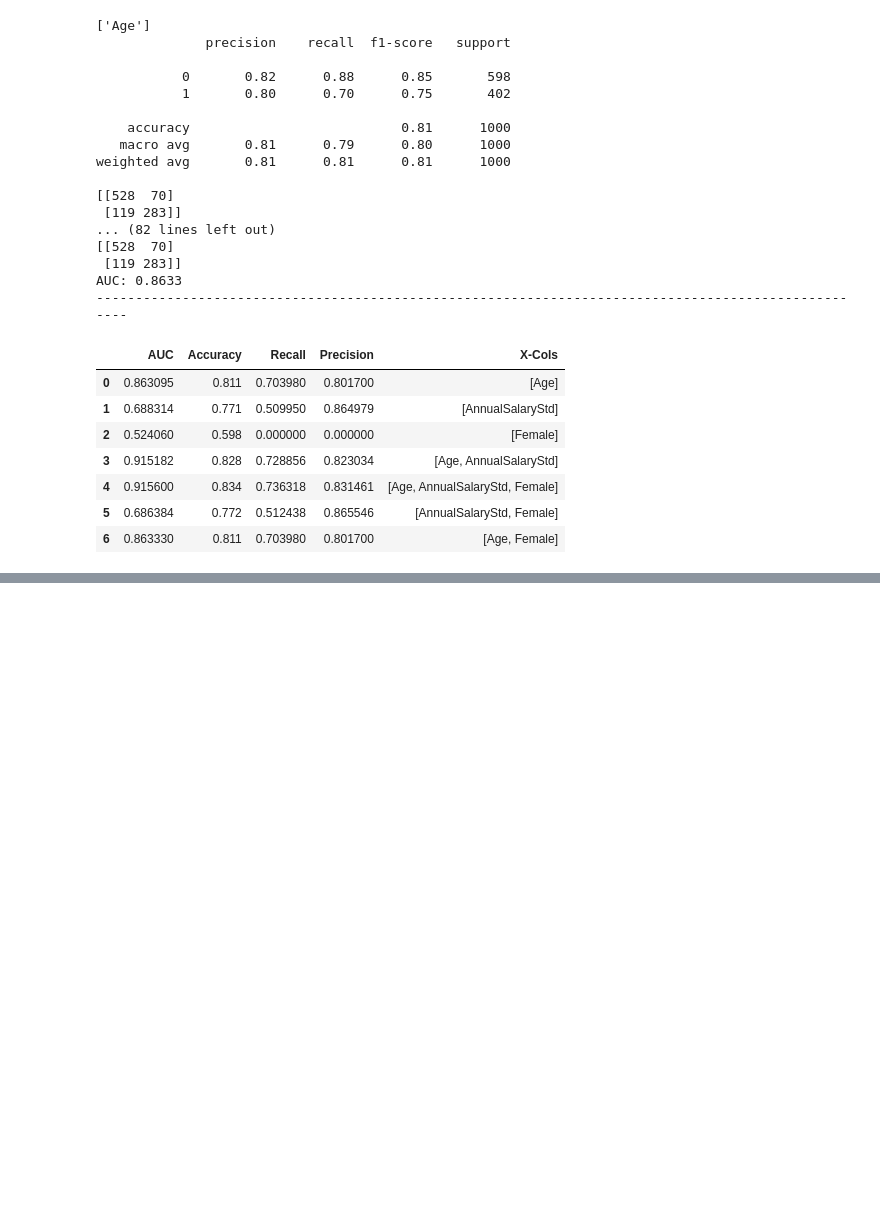
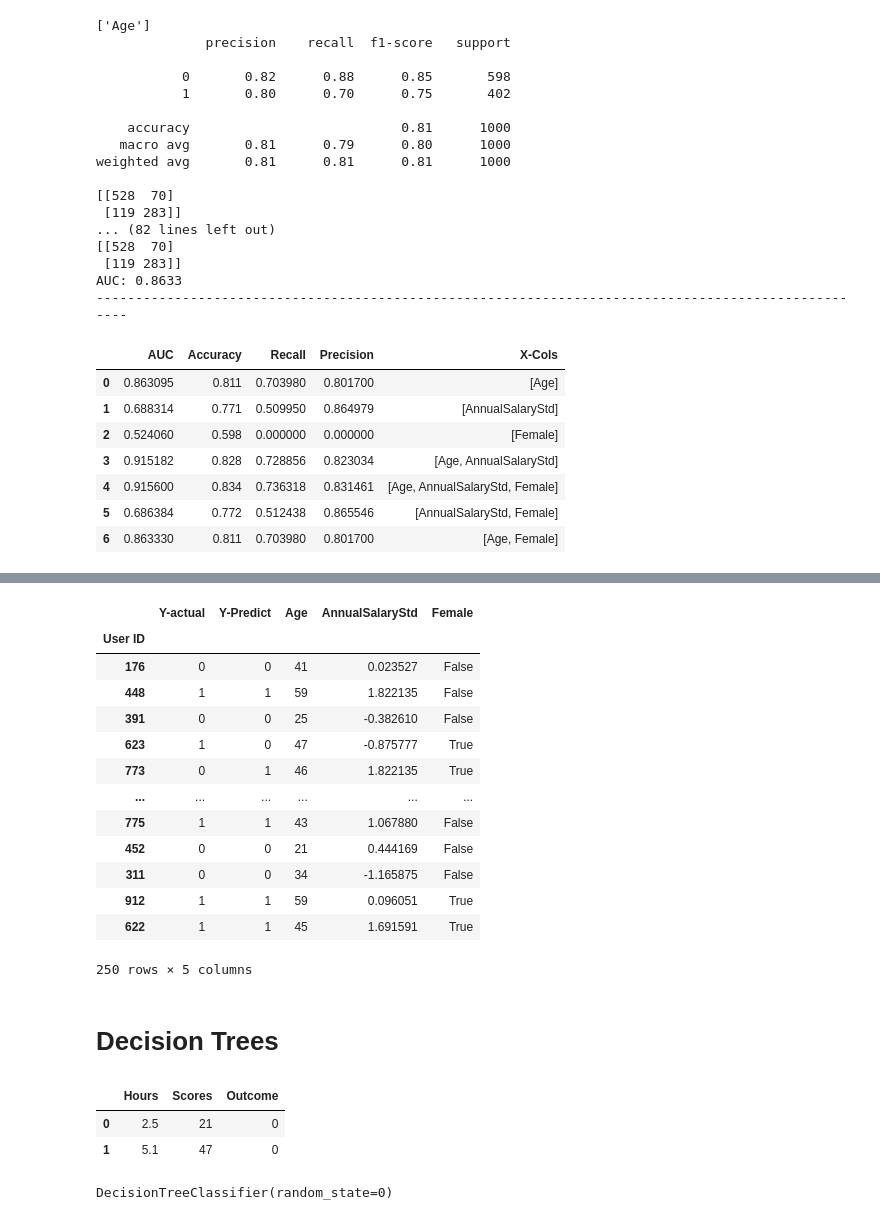
Before and after one commit to TheMarqueeGroup/JPM_DS_Apr2024, a Jupyter notebook: day3_notes.ipynb, the cells around one changed output, grey strips where cells are left out. Drawn from its saved outputs; the diff is of its cells as text; code cells hidden in the pictures; blank space fills up the shorter version.

```diff
--- a/day3_notes.ipynb
+++ b/day3_notes.ipynb
@@ -596,0 +602,3 @@ results_summary
+# %%
+x_cols = ['Age','AnnualSalaryStd','Female']
+X_train, X_test, y_train, y_test = train_test_split(df[x_cols], df['Purchased'], test_size=0.25, random_state=42)
@@ -596,0 +626,5 @@ results_summary
+# %%
+X = X_train[['Age','AnnualSalaryStd']]
+clf = LogisticRegression(random_state=0)
+clf.fit(X, y_train)
+print(classification_report(y_train, clf.predict(X)))
@@ -596,0 +640,3 @@ results_summary
+# %%
+X_t = X_test[['Age','AnnualSalaryStd']]
+print(classification_report(y_test, clf.predict(X_t)))
@@ -596,0 +652,21 @@ results_summary
+# %%
+results_table = pd.DataFrame( {'Y-actual':y_test, 'Y-Predict':clf.predict(X_t)})
+results_table = results_table.merge(X_test, left_index=True, right_index=True)
+results_table
+# %% [output]
+|  | Y-actual | Y-Predict | Age | AnnualSalaryStd | Female |
+| User ID |  |  |  |  |  |
+| 176 | 0 | 0 | 41 | 0.023527 | False |
+| 448 | 1 | 1 | 59 | 1.822135 | False |
+| 391 | 0 | 0 | 25 | -0.382610 | False |
+| 623 | 1 | 0 | 47 | -0.875777 | True |
+| 773 | 0 | 1 | 46 | 1.822135 | True |
+| ... | ... | ... | ... | ... | ... |
+| 775 | 1 | 1 | 43 | 1.067880 | False |
+| 452 | 0 | 0 | 21 | 0.444169 | False |
+| 311 | 0 | 0 | 34 | -1.165875 | False |
+| 912 | 1 | 1 | 59 | 0.096051 | True |
+| 622 | 1 | 1 | 45 | 1.691591 | True |
+250 rows × 5 columns
+# %% [markdown]
+# Decision Trees
@@ -596,0 +678,13 @@ results_summary
+# %%
+df.head(2)
+# %% [output]
+|  | Hours | Scores | Outcome |
+| 0 | 2.5 | 21 | 0 |
+| 1 | 5.1 | 47 | 0 |
+# %%
+X = df[['Hours']]
+y = df['Outcome']
+clf = tree.DecisionTreeClassifier(random_state=0)
+clf.fit(X,y)
+# %% [output]
+DecisionTreeClassifier(random_state=0)
```
Also changed, not shown: parts of 33 cells of this notebook.
